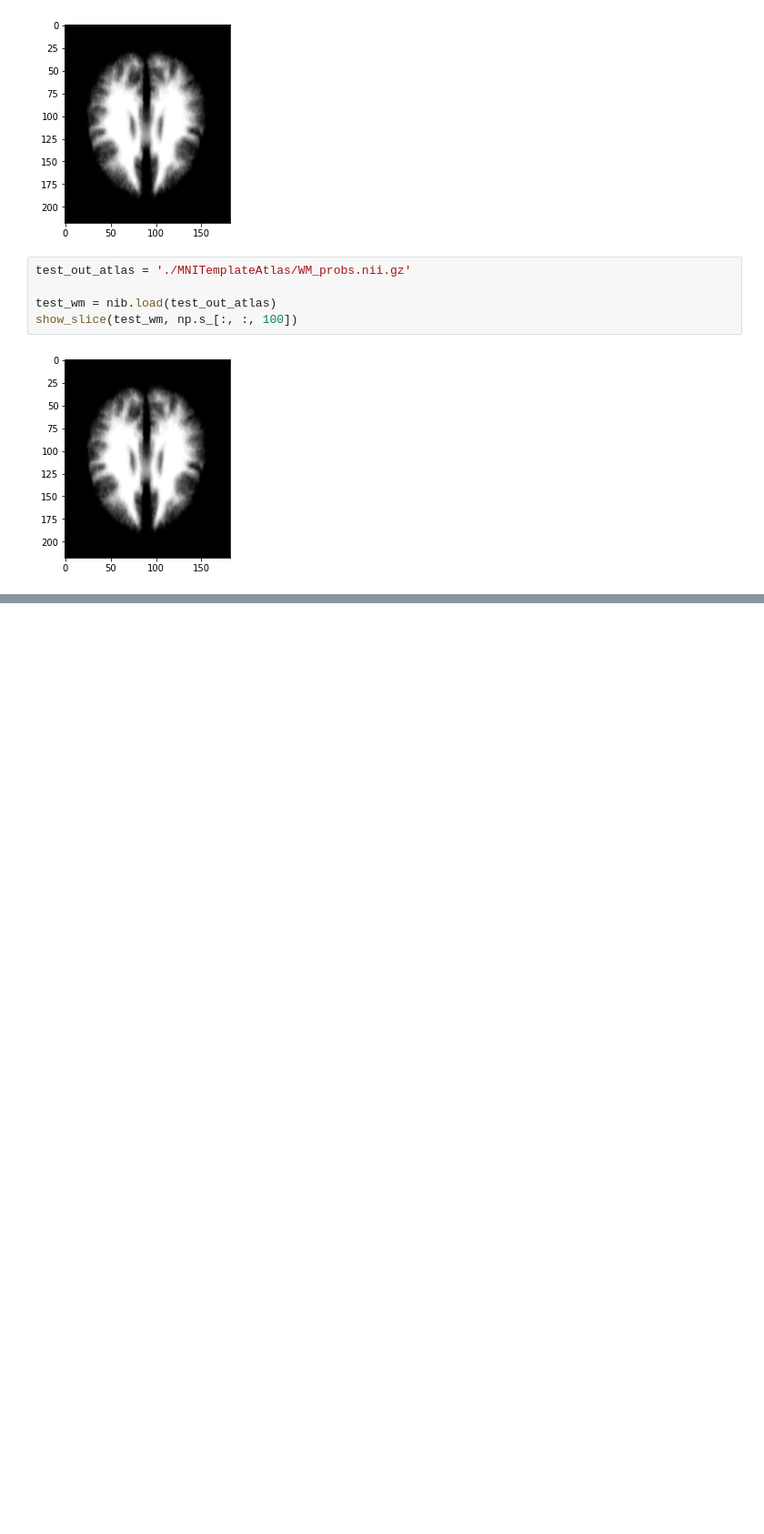
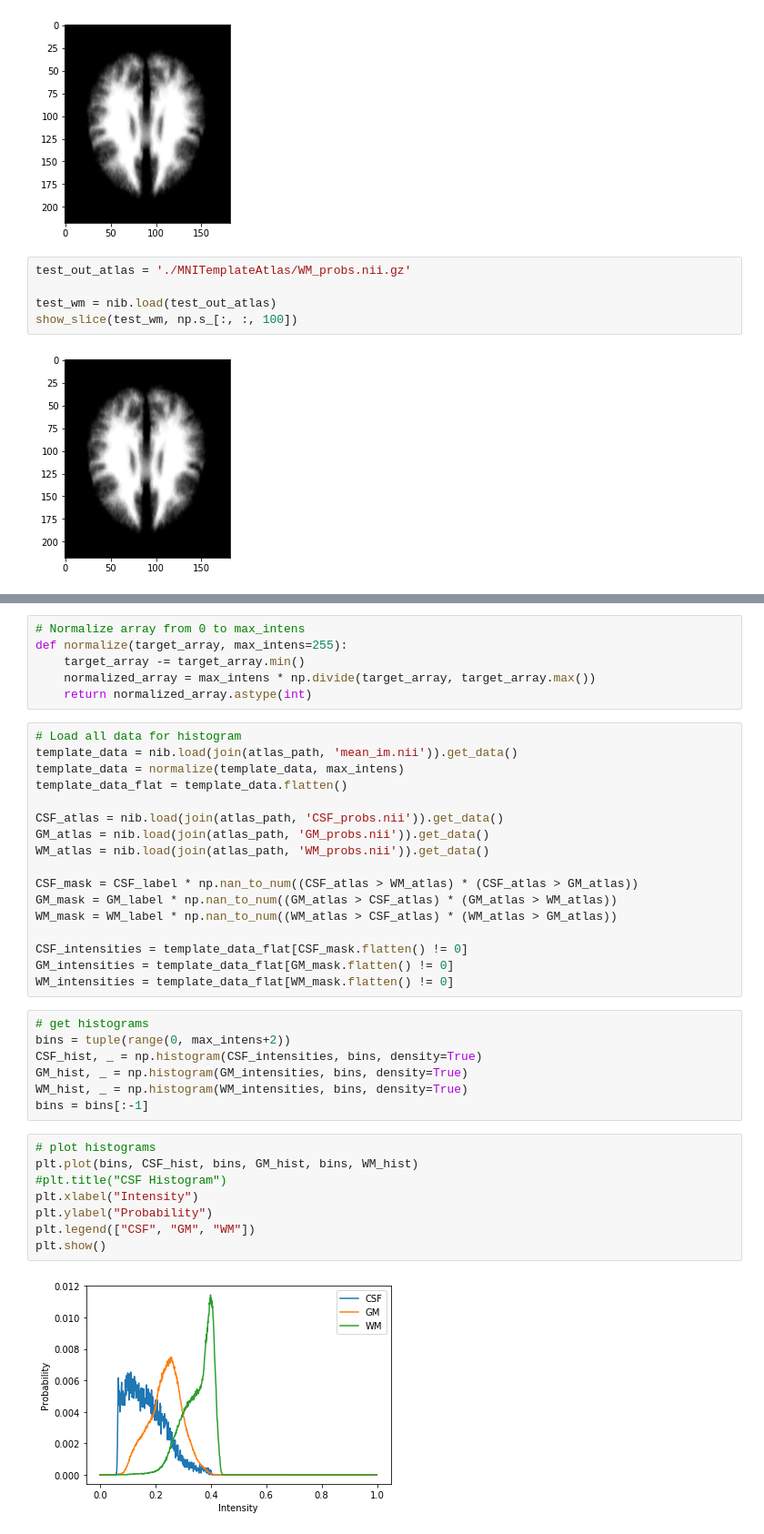
Before and after one commit to briannaburton/MIRA-MISA-Atlas-Based, a Jupyter notebook: Create Training Atlas.ipynb, the cells around one changed output, grey strips where cells are left out. Shown at 91% size. Drawn from its saved outputs; the diff is of its cells as text; blank space fills up the shorter version.

Commit message:
Code for tissue model histograms

```diff
--- a/Create Training Atlas.ipynb
+++ b/Create Training Atlas.ipynb
@@ -126,0 +138,40 @@ show_slice(test_wm, np.s_[:, :, 100])
+# %%
+# Normalize array from 0 to max_intens
+def normalize(target_array, max_intens=255):
+    target_array -= target_array.min()
+    normalized_array = max_intens * np.divide(target_array, target_array.max())
+    return normalized_array.astype(int)
+# %%
+# Load all data for histogram
+template_data = nib.load(join(atlas_path, 'mean_im.nii')).get_data()
+template_data = normalize(template_data, max_intens)
+template_data_flat = template_data.flatten()
+
+CSF_atlas = nib.load(join(atlas_path, 'CSF_probs.nii')).get_data()
+GM_atlas = nib.load(join(atlas_path, 'GM_probs.nii')).get_data()
+WM_atlas = nib.load(join(atlas_path, 'WM_probs.nii')).get_data()
+
+CSF_mask = CSF_label * np.nan_to_num((CSF_atlas > WM_atlas) * (CSF_atlas > GM_atlas))
+GM_mask = GM_label * np.nan_to_num((GM_atlas > CSF_atlas) * (GM_atlas > WM_atlas))
+WM_mask = WM_label * np.nan_to_num((WM_atlas > CSF_atlas) * (WM_atlas > GM_atlas))
+
+CSF_intensities = template_data_flat[CSF_mask.flatten() != 0]
+GM_intensities = template_data_flat[GM_mask.flatten() != 0]
+WM_intensities = template_data_flat[WM_mask.flatten() != 0]
+# %%
+# get histograms
+bins = tuple(range(0, max_intens+2))
+CSF_hist, _ = np.histogram(CSF_intensities, bins, density=True)
+GM_hist, _ = np.histogram(GM_intensities, bins, density=True)
+WM_hist, _ = np.histogram(WM_intensities, bins, density=True)
+bins = bins[:-1]
+# %%
+# plot histograms
+plt.plot(bins, CSF_hist, bins, GM_hist, bins, WM_hist)
+#plt.title("CSF Histogram")
+plt.xlabel("Intensity")
+plt.ylabel("Probability")
+plt.legend(["CSF", "GM", "WM"])
+plt.show()
+# %% [output]
+[figure, added]
```
Also changed, not shown: parts of 2 cells of this notebook.
